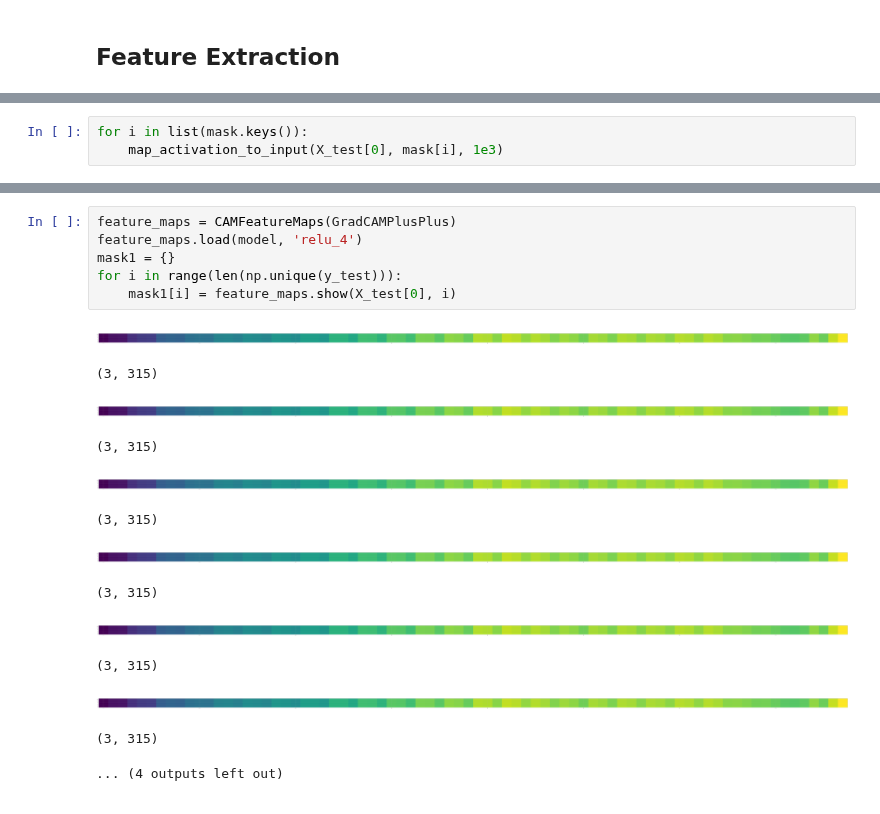
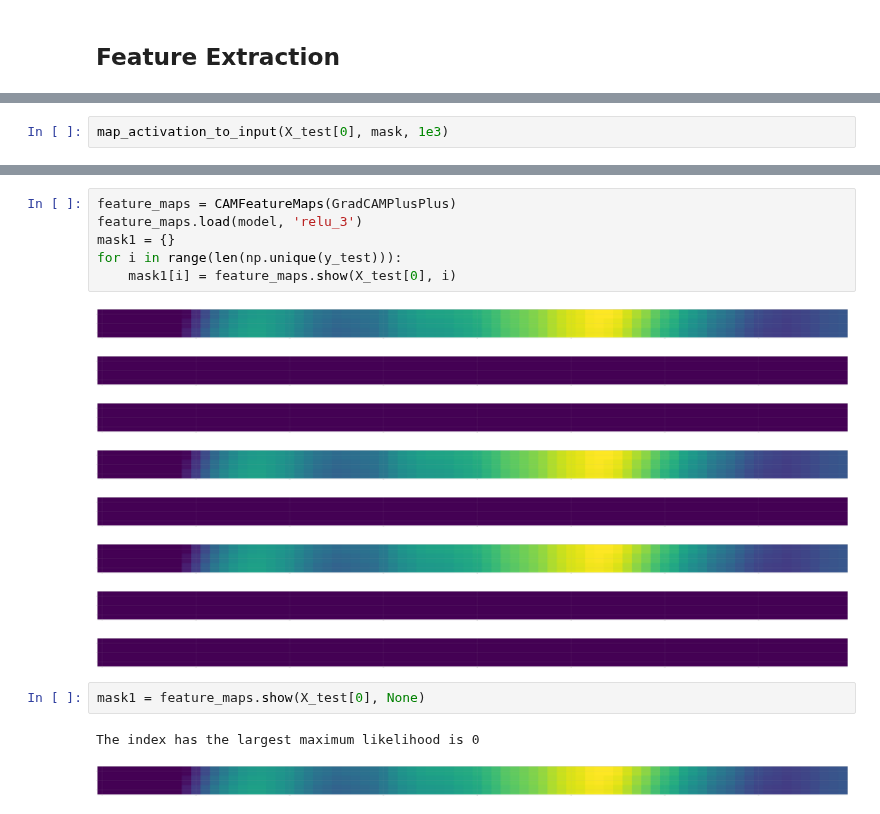
Before and after one commit to duyanhpham-brs/XAI-Multivariate-Time-Series, a Jupyter notebook: XAI_models_evaluation.ipynb, the cells around one changed output, grey strips where cells are left out. Cells and saved outputs as stored; diff of their text form.

```diff
--- a/XAI_models_evaluation.ipynb
+++ b/XAI_models_evaluation.ipynb
@@ -209,4 +203,3 @@ mask = feature_maps.show(X_test[0], None)
 # %%
-for i in list(mask.keys()):
-    map_activation_to_input(X_test[0], mask[i], 1e3)
+map_activation_to_input(X_test[0], mask, 1e3)
 # %% [output]
@@ -220,21 +207,21 @@ KeyboardInterrupt:
 # %%
 feature_maps = CAMFeatureMaps(GradCAMPlusPlus)
-feature_maps.load(model, 'relu_4')
+feature_maps.load(model, 'relu_3')
 mask1 = {}
 for i in range(len(np.unique(y_test))):
     mask1[i] = feature_maps.show(X_test[0], i)
 # %% [output]
-[figure, old version]
+[figure, new version]
-(3, 315)
-[figure, old version]
+[figure, new version]
-(3, 315)
-[figure, old version]
+[figure, new version]
-(3, 315)
-[figure, old version]
+[figure, new version]
-(3, 315)
-[figure, old version]
+[figure, new version]
-(3, 315)
-[figure, old version]
+[figure, new version]
-(3, 315)
-... (4 outputs left out)
+[figure, added]
+[figure, added]
+# %%
+mask1 = feature_maps.show(X_test[0], None)
+# %% [output]
+The index has the largest maximum likelihood is 0
+[figure, added]
 # %%
```
Also changed, not shown: parts of 5 cells of this notebook, 1 other file.
